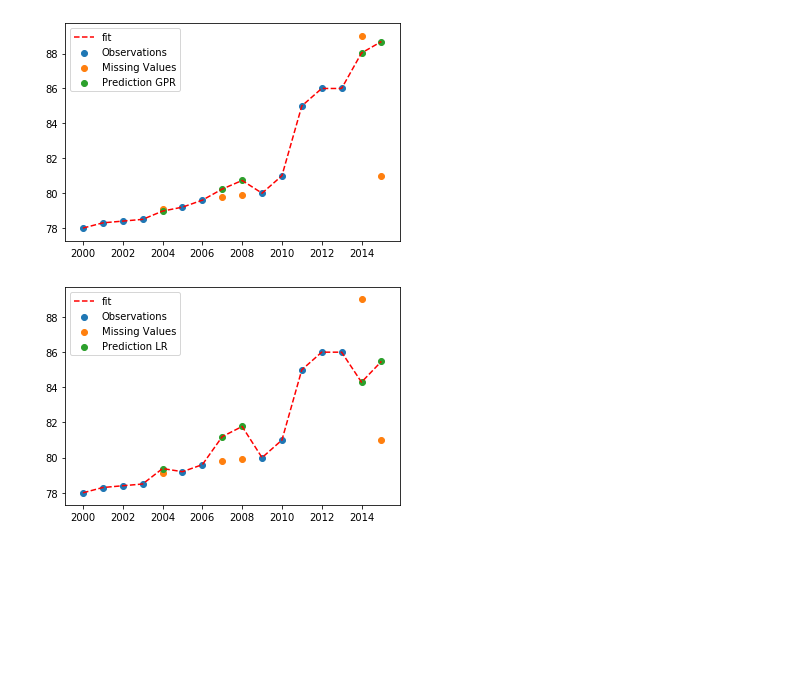
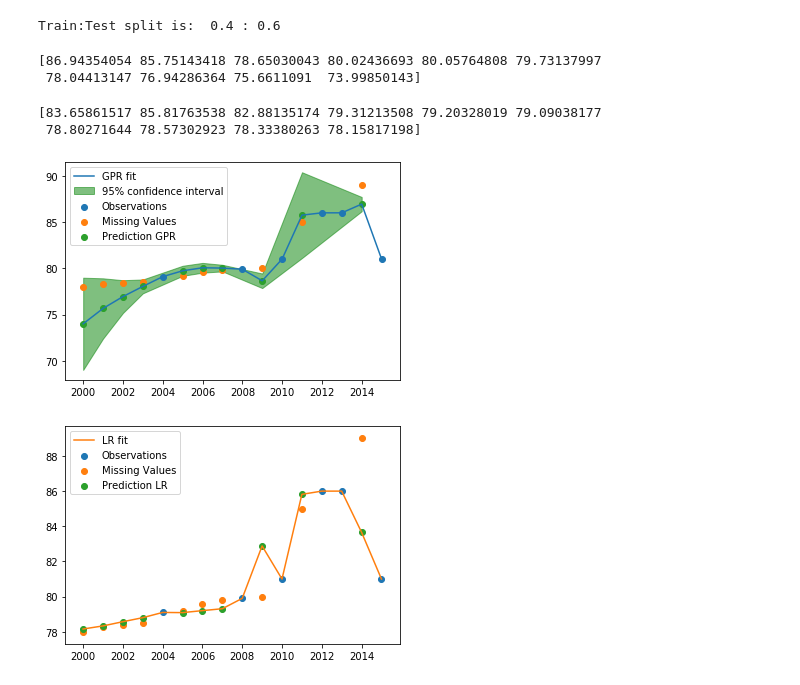
Before and after one commit to mihirm05/Gaussian-Process, a Jupyter notebook: src/MultipleFeatureAnalysis.ipynb, the cells around one changed output. Saved outputs shown, nothing was run; the diff lists cells and outputs as text; code cells hidden in the pictures; blank space fills up the shorter version.

```diff
--- a/src/MultipleFeatureAnalysis.ipynb
+++ b/src/MultipleFeatureAnalysis.ipynb
@@ -29,11 +30,17 @@ df.fillna(df.mean(), inplace=True)
 
 # change here
 country = 'Germany'
-countryQuantity = 'Life expectancy'
+
+# extract dataframe for selected country
 countryDataFrame = countryDF(country, df)
 
+# Feature 1
+countryQuantity = 'Life expectancy'
+
+split = random.randrange(1,10)/10
+print('Train:Test split is: ', split, ':',round(1-split,1))
 # train test split
-randomRowsTrain = countryDataFrame.sample(frac=0.7)
+randomRowsTrain = countryDataFrame.sample(frac=split)
 randomRowsTest = countryDataFrame.loc[~countryDataFrame.index.isin(randomRowsTrain.index)]
 
 # train test split row numbers (to keep record of train test split in order to aid plotting)
@@ -43,15 +50,13 @@ rowTest = list(randomRowsTest['Year'].get_values())
 # extract data (countryQuantity) from dataframe depending on the train test split
 countryQuantityTrain = columnExtractor(randomRowsTrain, countryQuantity)
 countryQuantityTest = columnExtractor(randomRowsTest, countryQuantity)
-#print('Training data (X) : \n',countryQuantityTrain)
-#print('Test data (X): \n',countryQuantityTest)
 
 # extract data (allFeatures) from dataframe depending on the train test split
 desiredFeatures = ['Year', 'Total expenditure', 'BMI']
 allFeaturesTrain = variableColumnExtractor(randomRowsTrain, desiredFeatures)
 allFeaturesTest = variableColumnExtractor(randomRowsTest, desiredFeatures)
-#print('Training data (Y): \n',allFeaturesTrain)
-#print('Test data (Y): \n',allFeaturesTest)
+# %% [output]
+Train:Test split is:  0.4 : 0.6
 # %%
 ##Gaussian regression analysis
 lengthScale = np.random.randint(50)
@@ -61,44 +66,54 @@ gp = GaussianProcessRegressor(kernel=kernel, n_restarts_optimizer=9)
 
 gp.fit(allFeaturesTrain, countryQuantityTrain)
 countryQuantityPredict, sigma = gp.predict(allFeaturesTest, return_std=True)
+print(countryQuantityPredict)
+# %% [output]
+[86.94354054 85.75143418 78.65030043 80.02436693 80.05764808 79.73137997
+ 78.04413147 76.94286364 75.6611091  73.99850143]
 # %%
 ##Linear regression analysis
 regr = linear_model.LinearRegression()
 regr.fit(allFeaturesTrain, countryQuantityTrain)
 
 countryQuantityPredictLR = regr.predict(allFeaturesTest)
+print(countryQuantityPredictLR)
+# %% [output]
+[83.65861517 85.81763538 82.88135174 79.31213508 79.20328019 79.09038177
+ 78.80271644 78.57302923 78.33380263 78.15817198]
 # %%
 predictValLR = list(zip(rowTest, list(countryQuantityPredictLR)))
 predictValLR.sort()
 
 predictValGPR = list(zip(rowTest, list(countryQuantityPredict)))
 predictValGPR.sort()
 
 trainVal = list(zip(rowTrain, list(countryQuantityTrain)))
 trainVal.sort()
 
 valLR = trainVal + predictValLR
 valLR.sort(key = lambda x: x[0])
 
 valGPR = trainVal + predictValGPR
 valGPR.sort(key = lambda x: x[0])
 
 years, LR = zip(*valLR)
 years, GPR = zip(*valGPR)
 
-plt.plot(years, GPR,'r--',label='fit')
+plt.plot(years, GPR,color='#1f77b4',label='GPR fit')
+plt.fill_between(list(rowTest), (list(countryQuantityPredict)-2*sigma), (countryQuantityPredict+2*sigma),
+                     color='green',alpha=0.5,label='95% confidence interval')
 plt.scatter(rowTrain,countryQuantityTrain,label='Observations')
 plt.scatter(rowTest,countryQuantityTest,label='Missing Values')
 plt.scatter(rowTest,countryQuantityPredict,label='Prediction GPR')
 plt.legend()
 plt.show()
 
-plt.plot(years, LR,'r--',label='fit')
+plt.plot(years, LR,color='#ff7f0e',label='LR fit')
 plt.scatter(rowTrain,countryQuantityTrain,label='Observations')
 plt.scatter(rowTest,countryQuantityTest,label='Missing Values')
 plt.scatter(rowTest,countryQuantityPredictLR,label='Prediction LR')
 plt.legend()
 plt.show()
 # %% [output]
-[figure, old version]
+[figure, new version]
-[figure, old version]
+[figure, new version]
```
Also changed, not shown: parts of 3 cells of this notebook, 3 other files.
